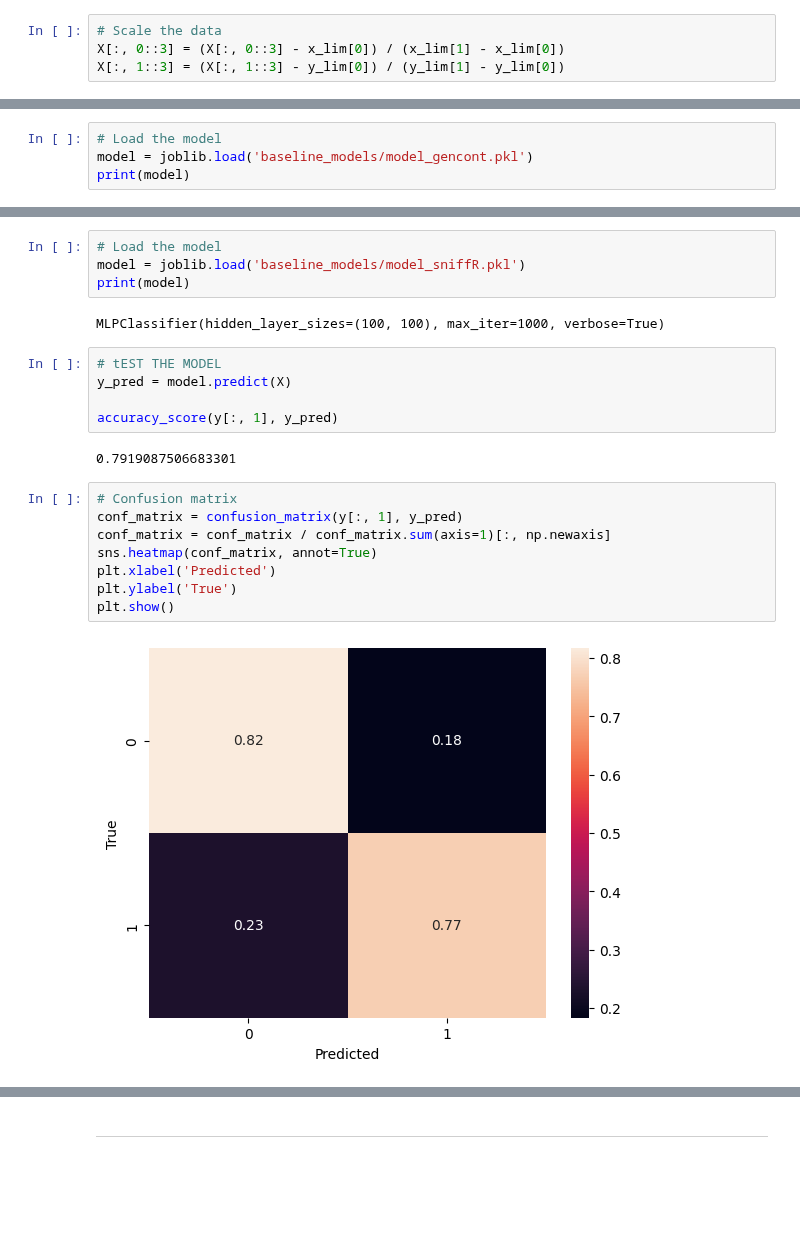
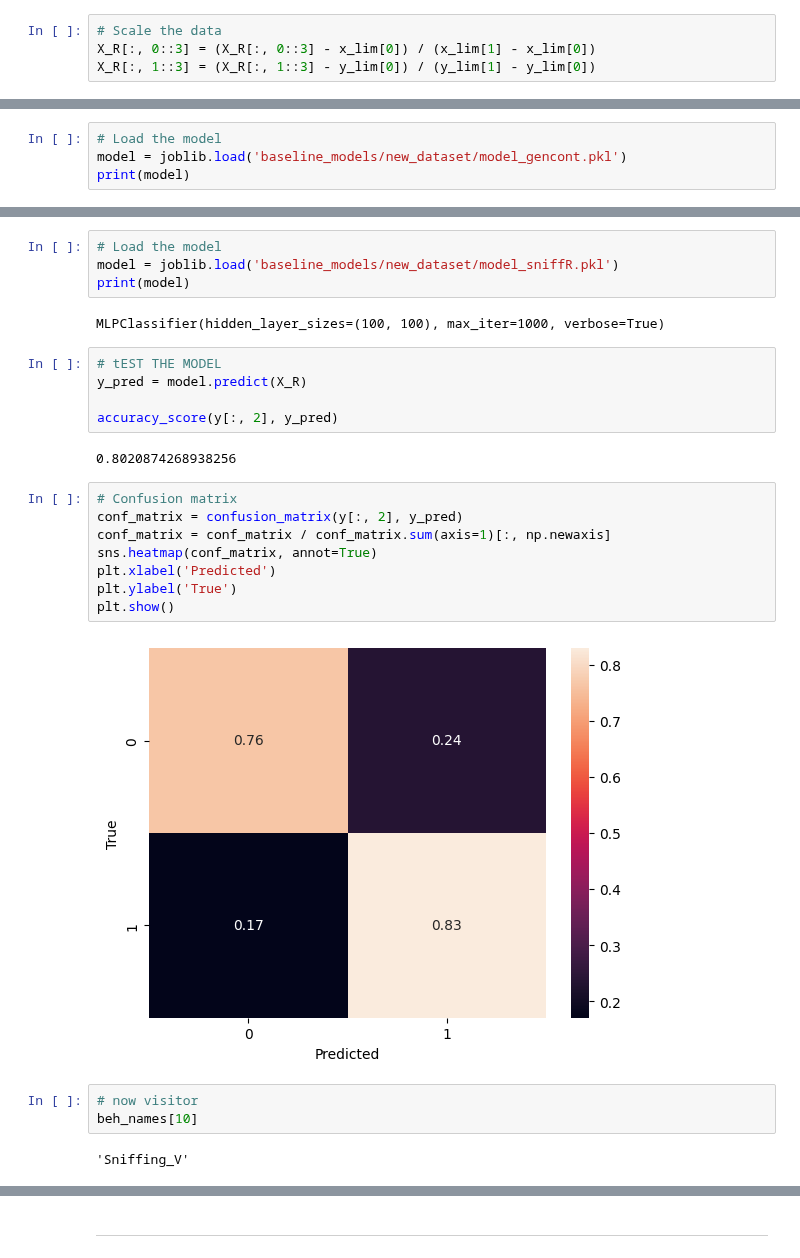
Before and after one commit to JulianAlvarezdeGiorgi/Behavioral_Tagging_of_Mice_in_multiple_Mice_setup_using_Deep_Learning, a Jupyter notebook: src/results_baseline_models.ipynb, the cells around one changed output, grey strips where cells are left out. Saved outputs shown, nothing was run; the diff lists cells and outputs as text; blank space fills up the shorter version.

```diff
--- a/src/results_baseline_models.ipynb
+++ b/src/results_baseline_models.ipynb
@@ -116,4 +189,4 @@ print( ' after clipping: ', X[:, 1::3].max(), X[:, 1::3].min())
 # %%
 # Scale the data
-X[:, 0::3] = (X[:, 0::3] - x_lim[0]) / (x_lim[1] - x_lim[0])
-X[:, 1::3] = (X[:, 1::3] - y_lim[0]) / (y_lim[1] - y_lim[0])
+X_R[:, 0::3] = (X_R[:, 0::3] - x_lim[0]) / (x_lim[1] - x_lim[0])
+X_R[:, 1::3] = (X_R[:, 1::3] - y_lim[0]) / (y_lim[1] - y_lim[0])
@@ -137,7 +218,7 @@ beh_names[0]
 ## General contact
 # %%
 # Load the model
-model = joblib.load('baseline_models/model_gencont.pkl')
+model = joblib.load('baseline_models/new_dataset/model_gencont.pkl')
 print(model)
 # %% [output]
 MLPClassifier(hidden_layer_sizes=(100, 100), max_iter=1000, verbose=True)
@@ -166,24 +252,29 @@ beh_names[1]
 'Sniffing_R'
 # %%
 # Load the model
-model = joblib.load('baseline_models/model_sniffR.pkl')
+model = joblib.load('baseline_models/new_dataset/model_sniffR.pkl')
 print(model)
 # %% [output]
 MLPClassifier(hidden_layer_sizes=(100, 100), max_iter=1000, verbose=True)
 # %%
 # tEST THE MODEL
-y_pred = model.predict(X)
+y_pred = model.predict(X_R)
 
-accuracy_score(y[:, 1], y_pred)
+accuracy_score(y[:, 2], y_pred)
 # %% [output]
-0.7919087506683301
+0.8020874268938256
 # %%
 # Confusion matrix
-conf_matrix = confusion_matrix(y[:, 1], y_pred)
+conf_matrix = confusion_matrix(y[:, 2], y_pred)
 conf_matrix = conf_matrix / conf_matrix.sum(axis=1)[:, np.newaxis]
 sns.heatmap(conf_matrix, annot=True)
 plt.xlabel('Predicted')
 plt.ylabel('True')
 plt.show()
 # %% [output]
-[figure, old version]
+[figure, new version]
+# %%
+# now visitor
+beh_names[10]
+# %% [output]
+'Sniffing_V'
```
Also changed, not shown: parts of 64 cells of this notebook, 7 other files.
